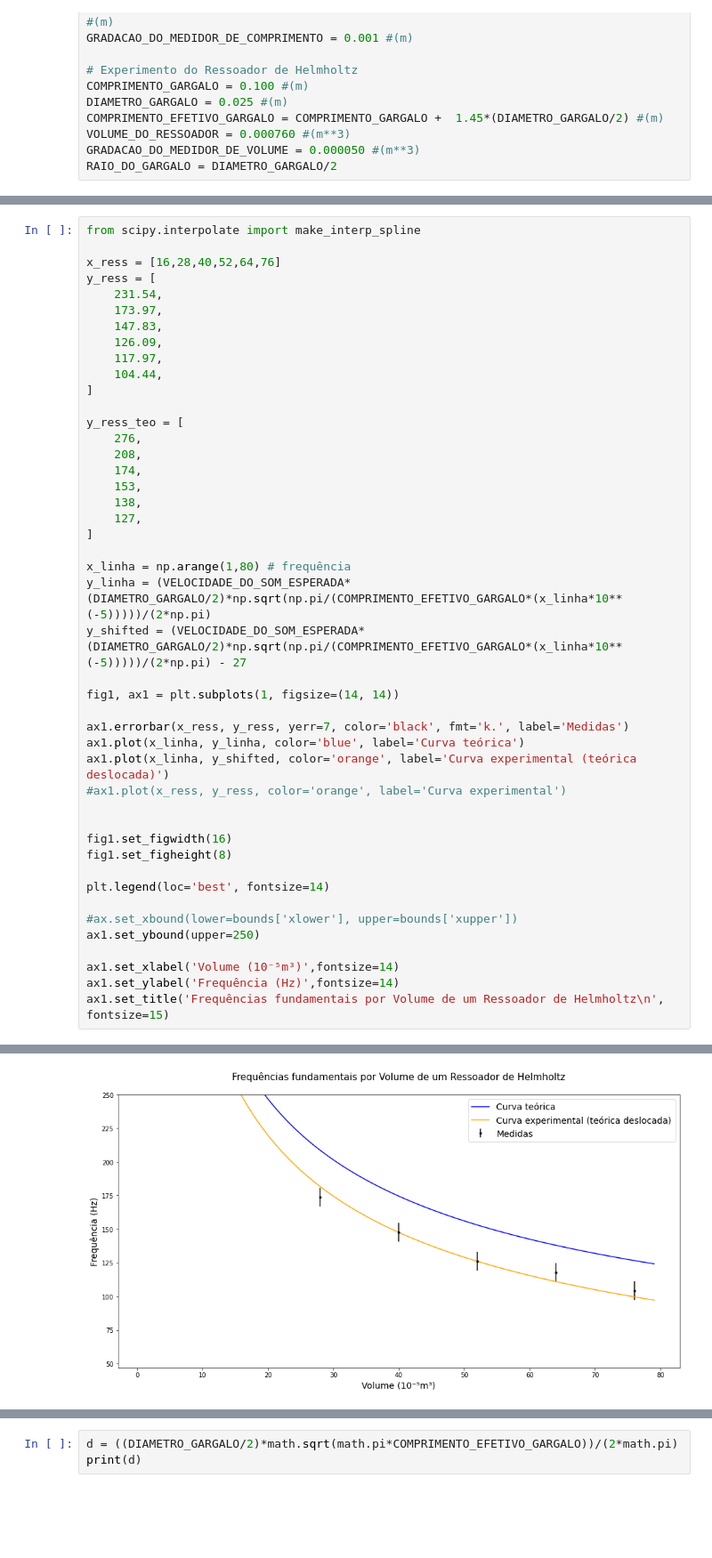
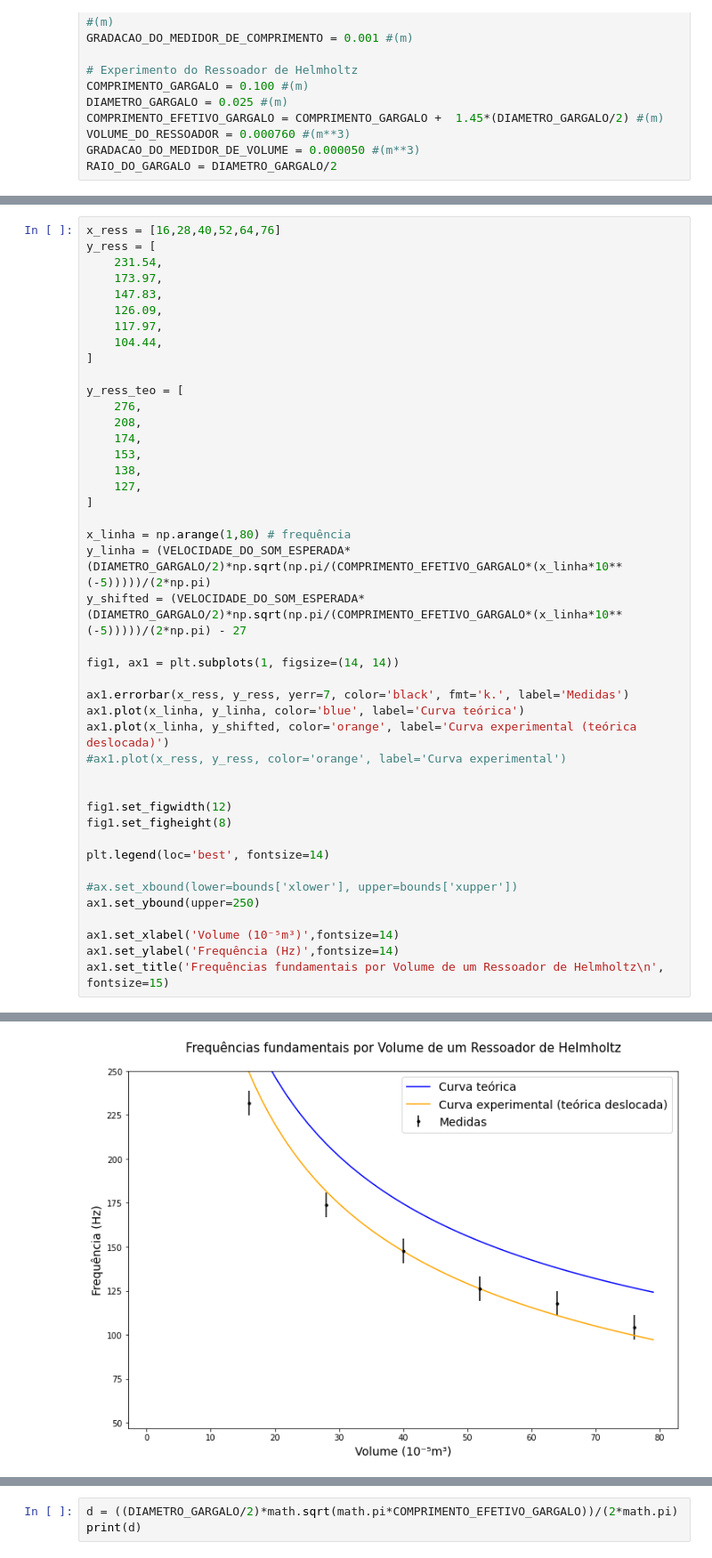
Before and after one commit to PeSader/unicamp, a Jupyter notebook: sem02/f229/exp03/relatorio.ipynb, the cells around one changed output, grey strips where cells are left out. Shown at 89% size. Saved outputs shown, nothing was run; the diff lists cells and outputs as text; blank space fills up the shorter version.

```diff
--- a/sem02/f229/exp03/relatorio.ipynb
+++ b/sem02/f229/exp03/relatorio.ipynb
@@ -306,6 +292,4 @@ ValueError: 'x' and 'y' must have the same size
 # %%
-from scipy.interpolate import make_interp_spline
-
 x_ress = [16,28,40,52,64,76]
 y_ress = [
     231.54,
@@ -322,34 +306,34 @@ y_ress_teo = [
     174,
     153,
     138,
     127,
 ]
 
 x_linha = np.arange(1,80) # frequência
 y_linha = (VELOCIDADE_DO_SOM_ESPERADA*(DIAMETRO_GARGALO/2)*np.sqrt(np.pi/(COMPRIMENTO_EFETIVO_GARGALO*(x_linha*10**(-5)))))/(2*np.pi)
 y_shifted = (VELOCIDADE_DO_SOM_ESPERADA*(DIAMETRO_GARGALO/2)*np.sqrt(np.pi/(COMPRIMENTO_EFETIVO_GARGALO*(x_linha*10**(-5)))))/(2*np.pi) - 27
 
 fig1, ax1 = plt.subplots(1, figsize=(14, 14))
 
 ax1.errorbar(x_ress, y_ress, yerr=7, color='black', fmt='k.', label='Medidas')
 ax1.plot(x_linha, y_linha, color='blue', label='Curva teórica')
 ax1.plot(x_linha, y_shifted, color='orange', label='Curva experimental (teórica deslocada)')
 #ax1.plot(x_ress, y_ress, color='orange', label='Curva experimental')
 
 
-fig1.set_figwidth(16)
+fig1.set_figwidth(12)
 fig1.set_figheight(8)
 
 plt.legend(loc='best', fontsize=14)
 
 #ax.set_xbound(lower=bounds['xlower'], upper=bounds['xupper'])
 ax1.set_ybound(upper=250)
 
 ax1.set_xlabel('Volume (10⁻⁵m³)',fontsize=14)
 ax1.set_ylabel('Frequência (Hz)',fontsize=14)
 ax1.set_title('Frequências fundamentais por Volume de um Ressoador de Helmholtz\n', fontsize=15)
 # %% [output]
 Text(0.5, 1.0, 'Frequências fundamentais por Volume de um Ressoador de Helmholtz\n')
-[figure, old version]
+[figure, new version]
 # %%
 
```
Also changed, not shown: parts of 13 cells of this notebook, 45 other files.
